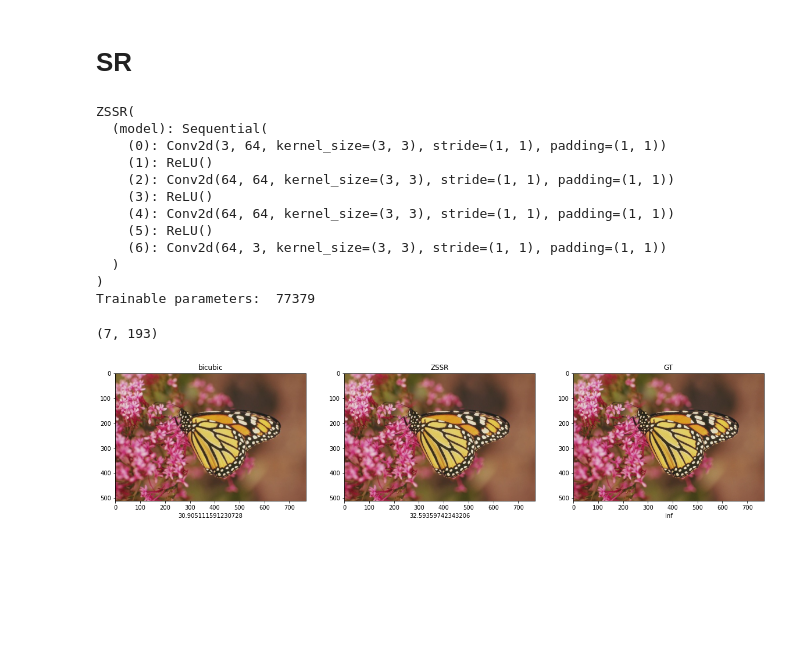
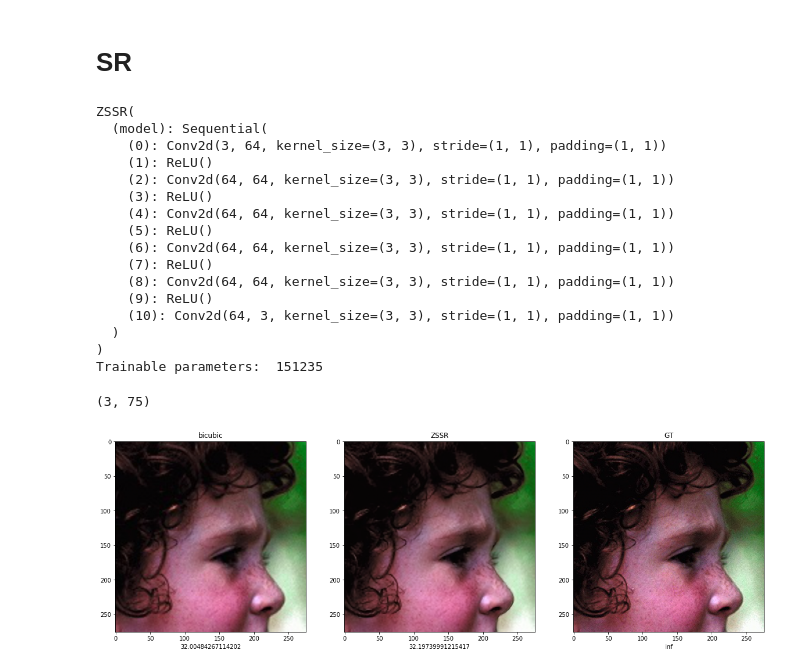
Before and after one commit to NiravTalaviya/Zero-Shot-Super-Resolution, a Jupyter notebook: zssr-torch.ipynb, the cells around one changed output. Drawn from its saved outputs; the diff is of its cells as text; code cells hidden in the pictures; blank space fills up the shorter version.

Commit message:
Add only Y-channel SR

```diff
--- a/zssr-torch.ipynb
+++ b/zssr-torch.ipynb
@@ -153,18 +158,24 @@ def PSNR(y_pred, y_orig):
 # %%
 start_time = time.time()
 
-name = 'I_2.jpg'
-OG_IMG_PATH = './Set14/hr/' + name
-LR_IMG_PATH = './Set14/lr_2/' + name
+name = 'I_9.jpg'
+OG_IMG_PATH = './hr/' + name
+LR_IMG_PATH = './lr_2/' + name
 # %%
 device = torch.device('cuda' if torch.cuda.is_available() else 'cpu')
 
 # TODO: decreasing learining rate
 LEARNING_RATE = 0.001
+ONLY_Y = False
 
-HIDDEN_LAYERS = 2
+HIDDEN_LAYERS = 4
 NUM_LAYERS = HIDDEN_LAYERS + 2
-model = ZSSR(num_layers=NUM_LAYERS)
+
+input_chnl = 3
+if ONLY_Y:
+    input_chnl = 1
+
+model = ZSSR(input_chnl = input_chnl, num_layers=NUM_LAYERS)
 model.to(device)
 optimizer = optim.Adam(model.parameters(), lr = LEARNING_RATE)
 criterion = nn.MSELoss().to(device)
@@ -180,10 +191,14 @@ ZSSR(
     (3): ReLU()
     (4): Conv2d(64, 64, kernel_size=(3, 3), stride=(1, 1), padding=(1, 1))
     (5): ReLU()
-    (6): Conv2d(64, 3, kernel_size=(3, 3), stride=(1, 1), padding=(1, 1))
+    (6): Conv2d(64, 64, kernel_size=(3, 3), stride=(1, 1), padding=(1, 1))
+    (7): ReLU()
+    (8): Conv2d(64, 64, kernel_size=(3, 3), stride=(1, 1), padding=(1, 1))
+    (9): ReLU()
+    (10): Conv2d(64, 3, kernel_size=(3, 3), stride=(1, 1), padding=(1, 1))
   )
 )
-Trainable parameters:  77379
+Trainable parameters:  151235
 # %%
 CROP_SIZE = 64
 SR_FACTOR = 2
@@ -199,13 +214,13 @@ img_transform = tv.transforms.Compose([
 ])
 dataset = ZSSRDataset(LR_IMG_PATH, OG_IMG_PATH, transforms=img_transform,
                       sr_factor=SR_FACTOR, crop_size=CROP_SIZE,
-                      add_noise=True)
+                      add_noise=True, only_y=ONLY_Y)
 
-BATCH_SIZE = 30
+BATCH_SIZE = 32
 iterator = tud.DataLoader(dataset, shuffle=True, batch_size=BATCH_SIZE)
 len(iterator), len(dataset)
 # %% [output]
-(7, 193)
+(3, 75)
 # %%
 import math
 
@@ -241,32 +256,56 @@ for epoch in range(EPOCHS):
     pbar.set_postfix_str("e: {}/{} => Loss: {:.3f}, Psnr: {:.3f}". format(
              epoch, EPOCHS, loss*100, psnr))
 # %%
+import cv2
+
 og, img, interpolated = dataset.get_images()
-sr_img = tv.transforms.ToTensor()(interpolated).unsqueeze(0)
 
-# pil_inter = (og.resize((og.size[0]//SR_FACTOR, og.size[1]//SR_FACTOR), Image.BICUBIC)).resize(og.size, Image.BICUBIC)
+if ONLY_Y:
+    Y, Cb, Cr = interpolated.split()
 
-sr_img = model(sr_img.to(device)).squeeze(0)
-sr_img = sr_img.detach().cpu().permute(1, 2, 0)
-sr_img = torch.clamp(sr_img, min=0, max=1)
-sr_img = sr_img.numpy()
+    sr_img = tv.transforms.ToTensor()(
+        Y
+    ).unsqueeze(0)
+    sr_img = model(sr_img.to(device)).squeeze(0)
+    sr_img = sr_img.detach().cpu().permute(1, 2, 0)
+    sr_img = sr_img.numpy()
+    sr_img = np.clip(sr_img, 0 , 1)
+
+    sr_img = Image.fromarray((sr_img[:,:,0]*255).astype(np.uint8), mode="L")
+    sr_img = Image.merge('YCbCr', (sr_img, Cb, Cr))
+
+    sr_img = np.array(sr_img)
+    sr_img = np.clip(sr_img / 255, 0 , 1)
+
+else:
+    sr_img = tv.transforms.ToTensor()(interpolated).unsqueeze(0)
+    sr_img = model(sr_img.to(device)).squeeze(0)
+    sr_img = sr_img.detach().cpu().permute(1, 2, 0)
+    sr_img = torch.clamp(sr_img, min=0, max=1)
+    sr_img = sr_img.numpy()
 
 interpolated = np.array(interpolated)
 interpolated = np.clip(interpolated / 255, 0, 1)
+
 og = np.array(og)
 og = np.clip(og / 255, 0, 1)
+
+
+if og.shape[2] > 3:
+    og = og[:, :, :3]
 
 fig, axes = plt.subplots(1, 3, figsize=(20, 10))
 im = [interpolated, sr_img, og]
 title = ["bicubic", "ZSSR", "GT"]
 for i, ax in enumerate(axes):
     ax.set_title(title[i])
+
     ax.set_xlabel(peak_signal_noise_ratio(im[i], im[2]))
     ax.imshow(im[i])
 
 plt.savefig('./results/res_' + name.split(".")[0] + '_ep_' + str(EPOCHS) + '_x' + str(SR_FACTOR))
 # %% [output]
-[figure, old version]
+[figure, new version]
 # %%
 (fig, axes) = plt.subplots(nrows=1, ncols=2, figsize=(20,10))
 axes[0].plot(history['loss'])
```
Also changed, not shown: parts of 3 cells of this notebook.
